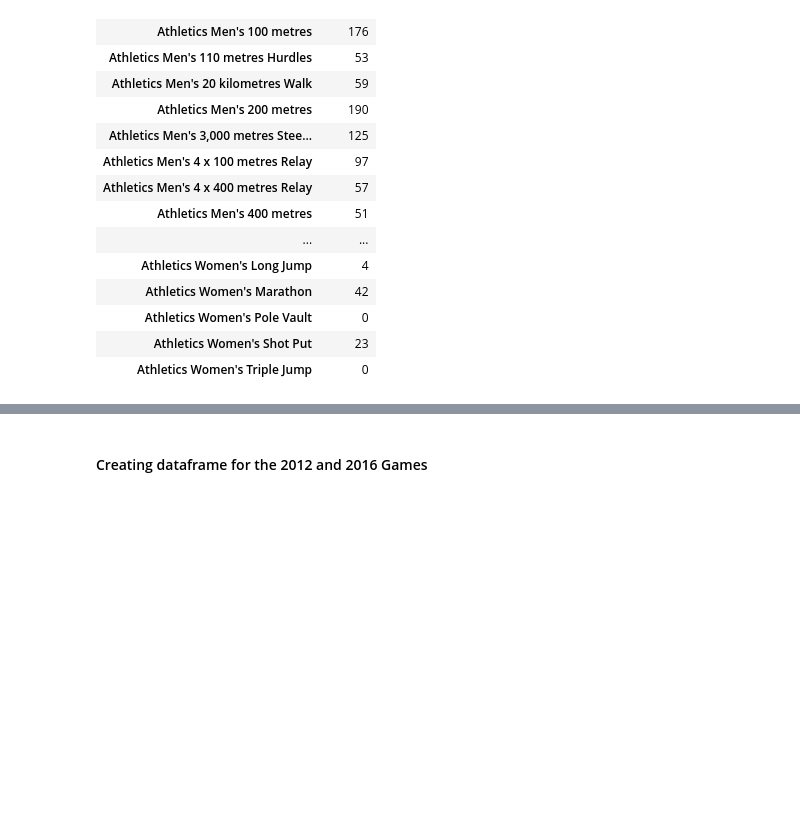
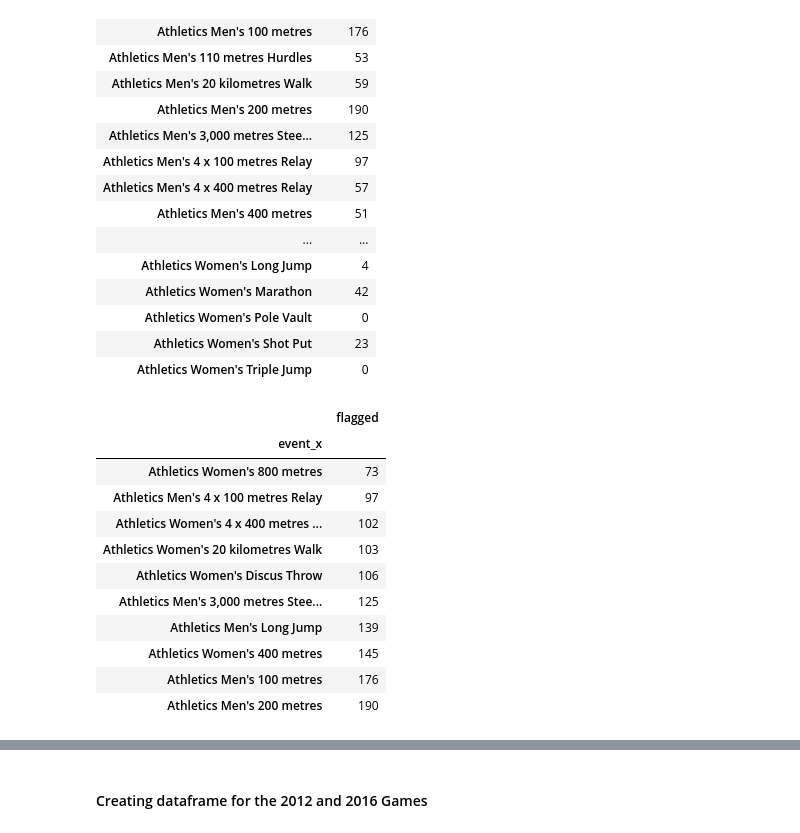
Before and after one commit to jwong853/Olympic_PED_use, a Jupyter notebook: notebooks/EDA.ipynb, the cells around one changed output, grey strips where cells are left out. Saved outputs shown, nothing was run; the diff lists cells and outputs as text; code cells hidden in the pictures; blank space fills up the shorter version.

```diff
--- a/notebooks/EDA.ipynb
+++ b/notebooks/EDA.ipynb
@@ -236,5 +234,20 @@ flagged
 | Athletics Women's Triple Jump | 0 |
 # %%
 top_ten = flagged[flagged['flagged']>70]
+# %%
+top_ten
+# %% [output]
+|  | flagged |
+| event_x |  |
+| Athletics Women's 800 metres | 73 |
+| Athletics Men's 4 x 100 metres Relay | 97 |
+| Athletics Women's 4 x 400 metres ... | 102 |
+| Athletics Women's 20 kilometres Walk | 103 |
+| Athletics Women's Discus Throw | 106 |
+| Athletics Men's 3,000 metres Stee... | 125 |
+| Athletics Men's Long Jump | 139 |
+| Athletics Women's 400 metres | 145 |
+| Athletics Men's 100 metres | 176 |
+| Athletics Men's 200 metres | 190 |
 # %%
 top_ten = top_ten.sort_values('flagged')
```
Also changed, not shown: parts of 4 cells of this notebook, 7 other files.
